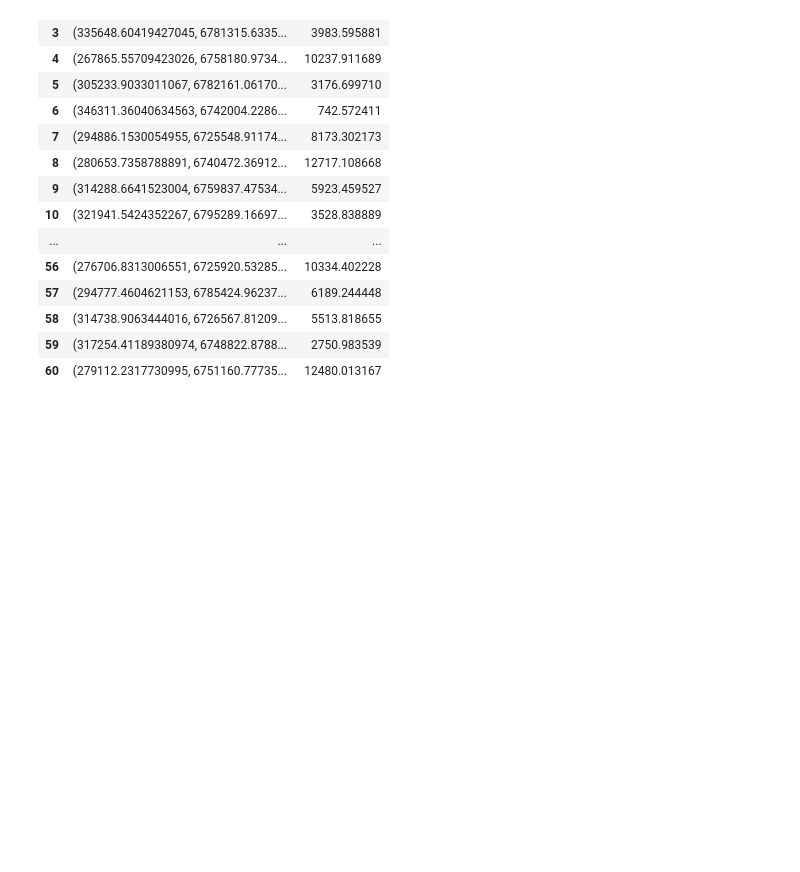
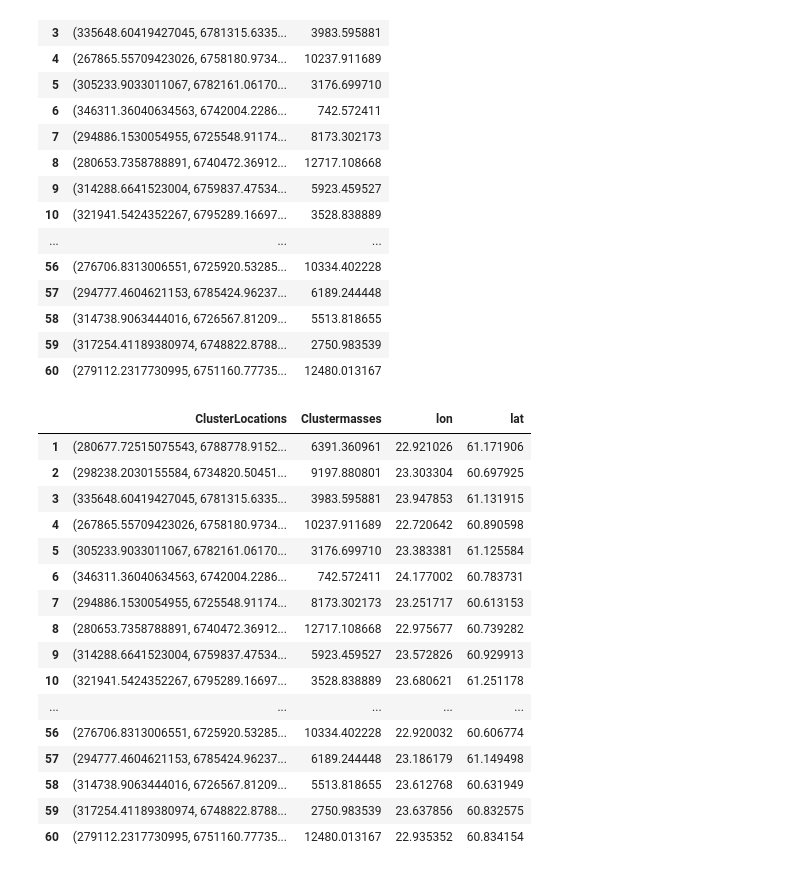
Before and after one commit to Kaspereloranta/Dippa, a Jupyter notebook: Biomassa-atlas_data/data_procession.ipynb, the cells around one changed output. Drawn from its saved outputs; the diff is of its cells as text; code cells hidden in the pictures; blank space fills up the shorter version.

```diff
--- a/Biomassa-atlas_data/data_procession.ipynb
+++ b/Biomassa-atlas_data/data_procession.ipynb
@@ -310,4 +310,32 @@ df
 | 59 | (317254.41189380974, 6748822.8788... | 2750.983539 |
 | 60 | (279112.2317730995, 6751160.77735... | 12480.013167 |
 # %%
-cd ./lo
+# define the ETRS-TM35FIN projection
+etrs_tm35fin = pyproj.Proj("+proj=utm +zone=35 +ellps=GRS80 +towgs84=0,0,0,0,0,0,0 +units=m +no_defs")
+
+# define a function to convert EUREF-FIN coordinates to lon-lat
+def euref_fin_to_lon_lat(row):
+    lon, lat = etrs_tm35fin(row['ClusterLocations'][0], row['ClusterLocations'][1], inverse=True)
+    return pd.Series({'lon': lon, 'lat': lat})
+# %%
+df[['lon','lat']] = df.apply(euref_fin_to_lon_lat,axis=1)
+# %%
+df
+# %% [output]
+|  | ClusterLocations | Clustermasses | lon | lat |
+| 1 | (280677.72515075543, 6788778.9152... | 6391.360961 | 22.921026 | 61.171906 |
+| 2 | (298238.2030155584, 6734820.50451... | 9197.880801 | 23.303304 | 60.697925 |
+| 3 | (335648.60419427045, 6781315.6335... | 3983.595881 | 23.947853 | 61.131915 |
+| 4 | (267865.55709423026, 6758180.9734... | 10237.911689 | 22.720642 | 60.890598 |
+| 5 | (305233.9033011067, 6782161.06170... | 3176.699710 | 23.383381 | 61.125584 |
+| 6 | (346311.36040634563, 6742004.2286... | 742.572411 | 24.177002 | 60.783731 |
+| 7 | (294886.1530054955, 6725548.91174... | 8173.302173 | 23.251717 | 60.613153 |
+| 8 | (280653.7358788891, 6740472.36912... | 12717.108668 | 22.975677 | 60.739282 |
+| 9 | (314288.6641523004, 6759837.47534... | 5923.459527 | 23.572826 | 60.929913 |
+| 10 | (321941.5424352267, 6795289.16697... | 3528.838889 | 23.680621 | 61.251178 |
+| ... | ... | ... | ... | ... |
+| 56 | (276706.8313006551, 6725920.53285... | 10334.402228 | 22.920032 | 60.606774 |
+| 57 | (294777.4604621153, 6785424.96237... | 6189.244448 | 23.186179 | 61.149498 |
+| 58 | (314738.9063444016, 6726567.81209... | 5513.818655 | 23.612768 | 60.631949 |
+| 59 | (317254.41189380974, 6748822.8788... | 2750.983539 | 23.637856 | 60.832575 |
+| 60 | (279112.2317730995, 6751160.77735... | 12480.013167 | 22.935352 | 60.834154 |
```
Also changed, not shown: parts of 1 cell of this notebook.
